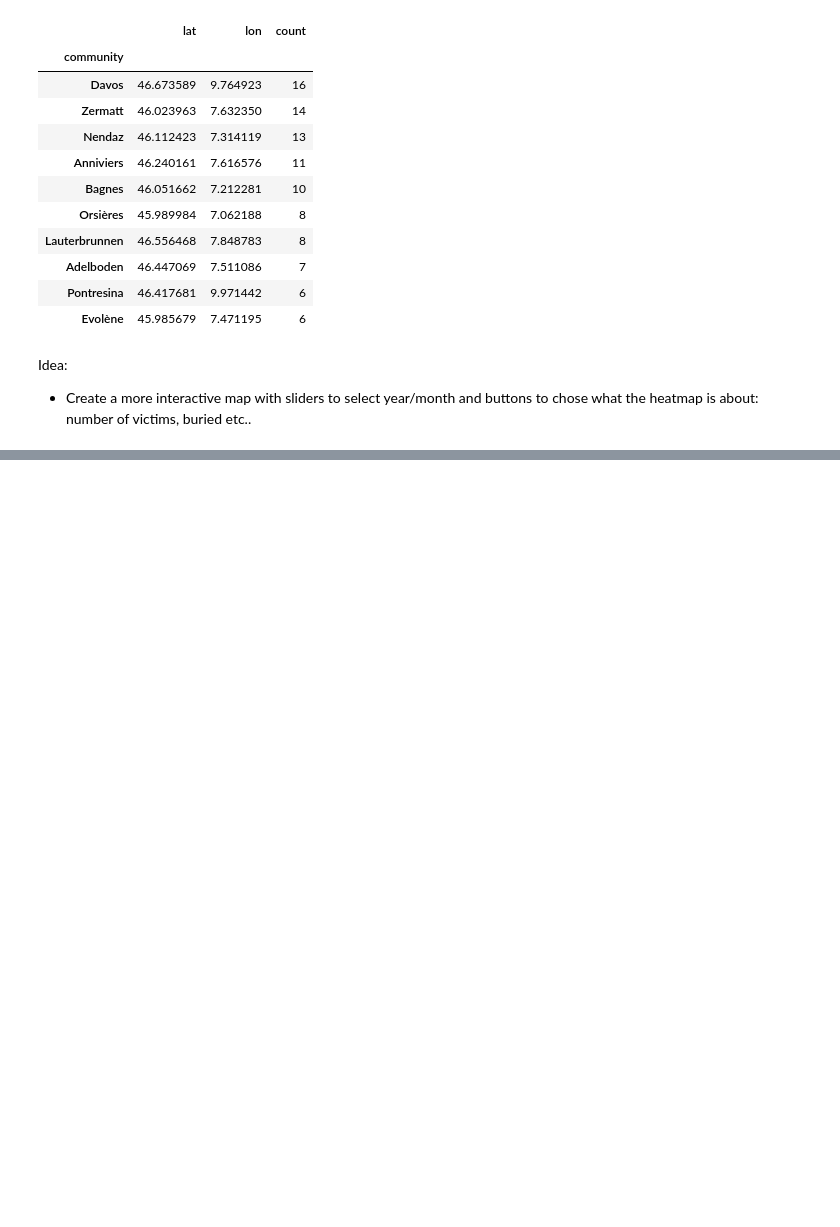
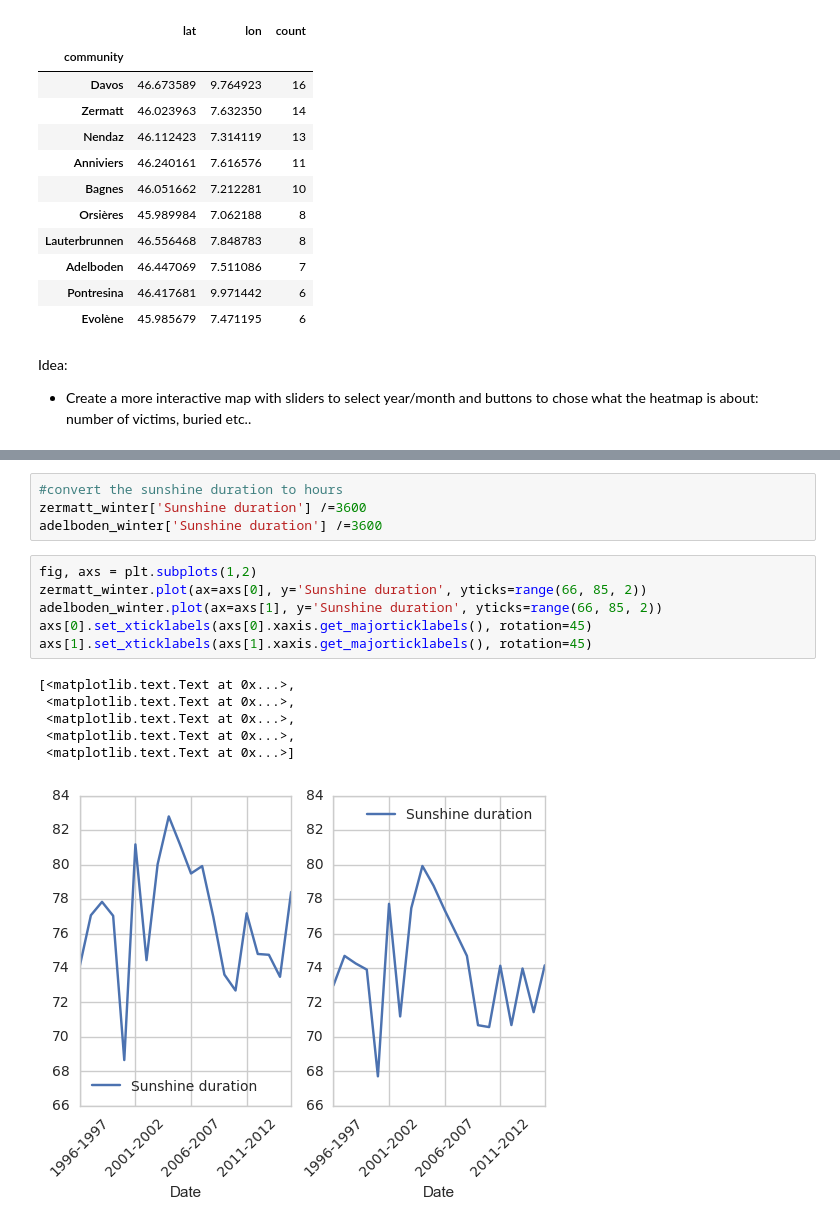
Before and after one commit to Pamoi/datavalanche, a Jupyter notebook: src/datavalanche.ipynb, the cells around one changed output, grey strips where cells are left out. Saved outputs shown, nothing was run; the diff lists cells and outputs as text; blank space fills up the shorter version.

```diff
--- a/src/datavalanche.ipynb
+++ b/src/datavalanche.ipynb
@@ -208,0 +348,17 @@ FileNotFoundError: [Errno 2] No such file or directory: './data/pickle/_df.pkl'
+# %%
+#convert the sunshine duration to hours
+zermatt_winter['Sunshine duration'] /=3600
+adelboden_winter['Sunshine duration'] /=3600
+# %%
+fig, axs = plt.subplots(1,2)
+zermatt_winter.plot(ax=axs[0], y='Sunshine duration', yticks=range(66, 85, 2))
+adelboden_winter.plot(ax=axs[1], y='Sunshine duration', yticks=range(66, 85, 2))
+axs[0].set_xticklabels(axs[0].xaxis.get_majorticklabels(), rotation=45)
+axs[1].set_xticklabels(axs[1].xaxis.get_majorticklabels(), rotation=45)
+# %% [output]
+[<matplotlib.text.Text at 0x...>,
+ <matplotlib.text.Text at 0x...>,
+ <matplotlib.text.Text at 0x...>,
+ <matplotlib.text.Text at 0x...>,
+ <matplotlib.text.Text at 0x...>]
+[figure, added]
```
Also changed, not shown: parts of 34 cells of this notebook, 12 other files.
